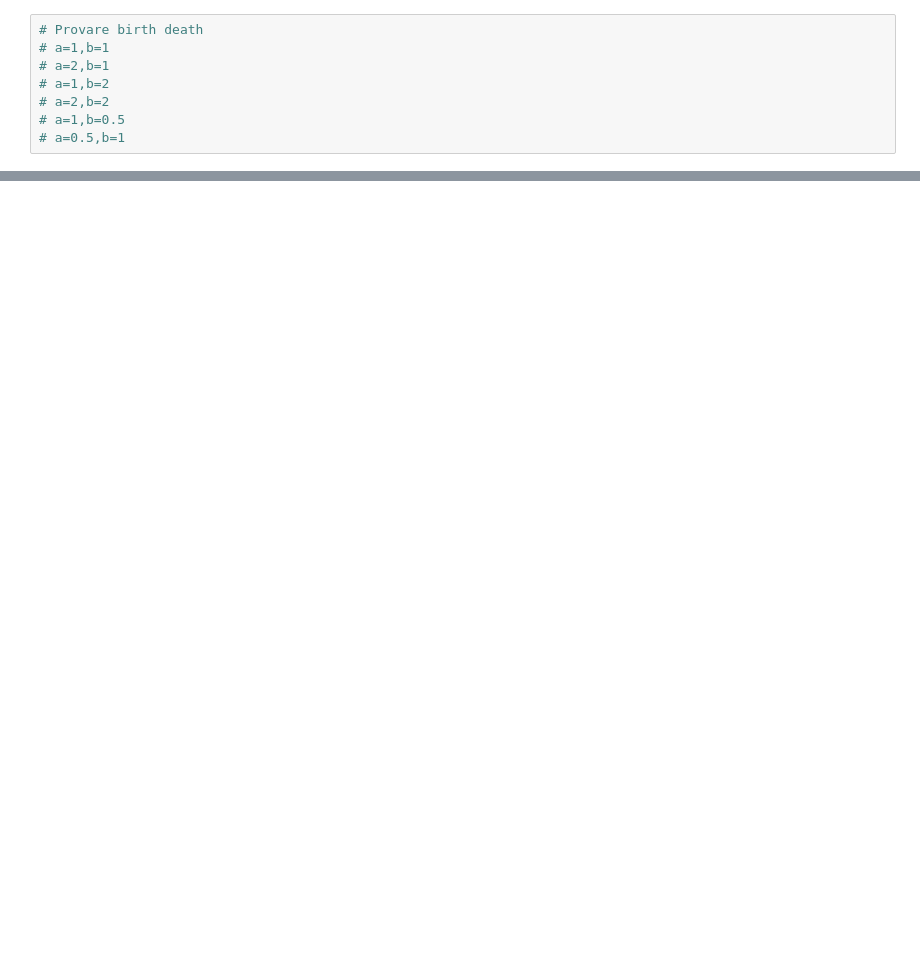
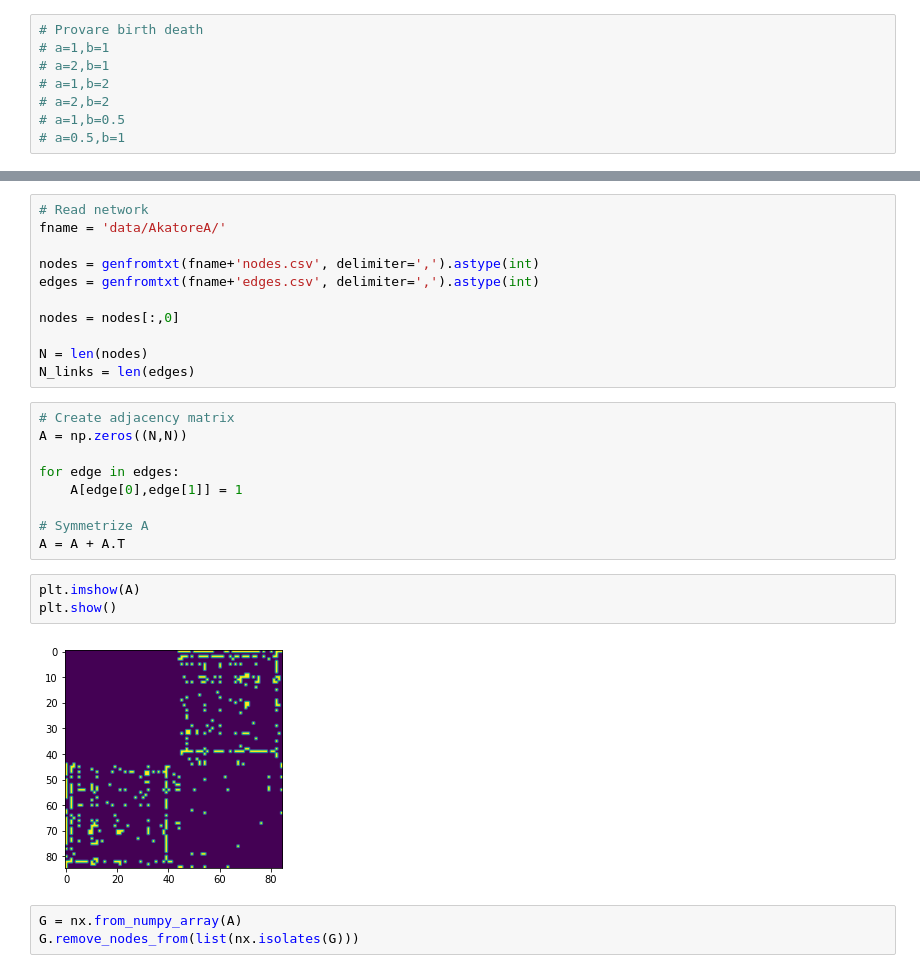
Before and after one commit to gbarzon/jacobian_geometry, a Jupyter notebook: Ecology.ipynb, the cells around one changed output, grey strips where cells are left out. Drawn from its saved outputs; the diff is of its cells as text; blank space fills up the shorter version.

Commit message:
Working on bipartite network

```diff
--- a/Ecology.ipynb
+++ b/Ecology.ipynb
@@ -27,0 +34,28 @@ from https://networks.skewed.de/?search=
+# %%
+# Read network
+fname = 'data/AkatoreA/'
+
+nodes = genfromtxt(fname+'nodes.csv', delimiter=',').astype(int)
+edges = genfromtxt(fname+'edges.csv', delimiter=',').astype(int)
+
+nodes = nodes[:,0]
+
+N = len(nodes)
+N_links = len(edges)
+# %%
+# Create adjacency matrix
+A = np.zeros((N,N))
+
+for edge in edges:
+    A[edge[0],edge[1]] = 1
+
+# Symmetrize A
+A = A + A.T
+# %%
+plt.imshow(A)
+plt.show()
+# %% [output]
+[figure, added]
+# %%
+G = nx.from_numpy_array(A)
+G.remove_nodes_from(list(nx.isolates(G)))
```
Also changed, not shown: parts of 5 cells of this notebook, 3 other files.
